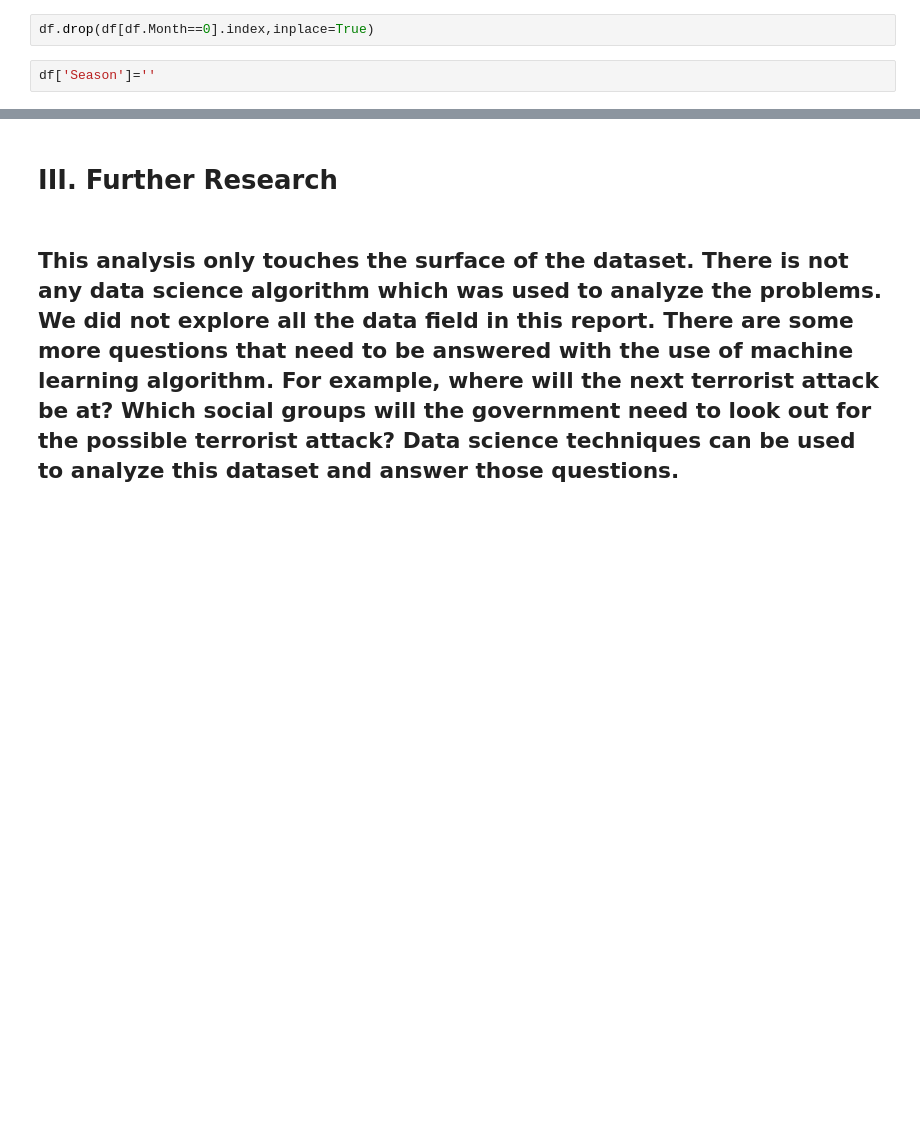
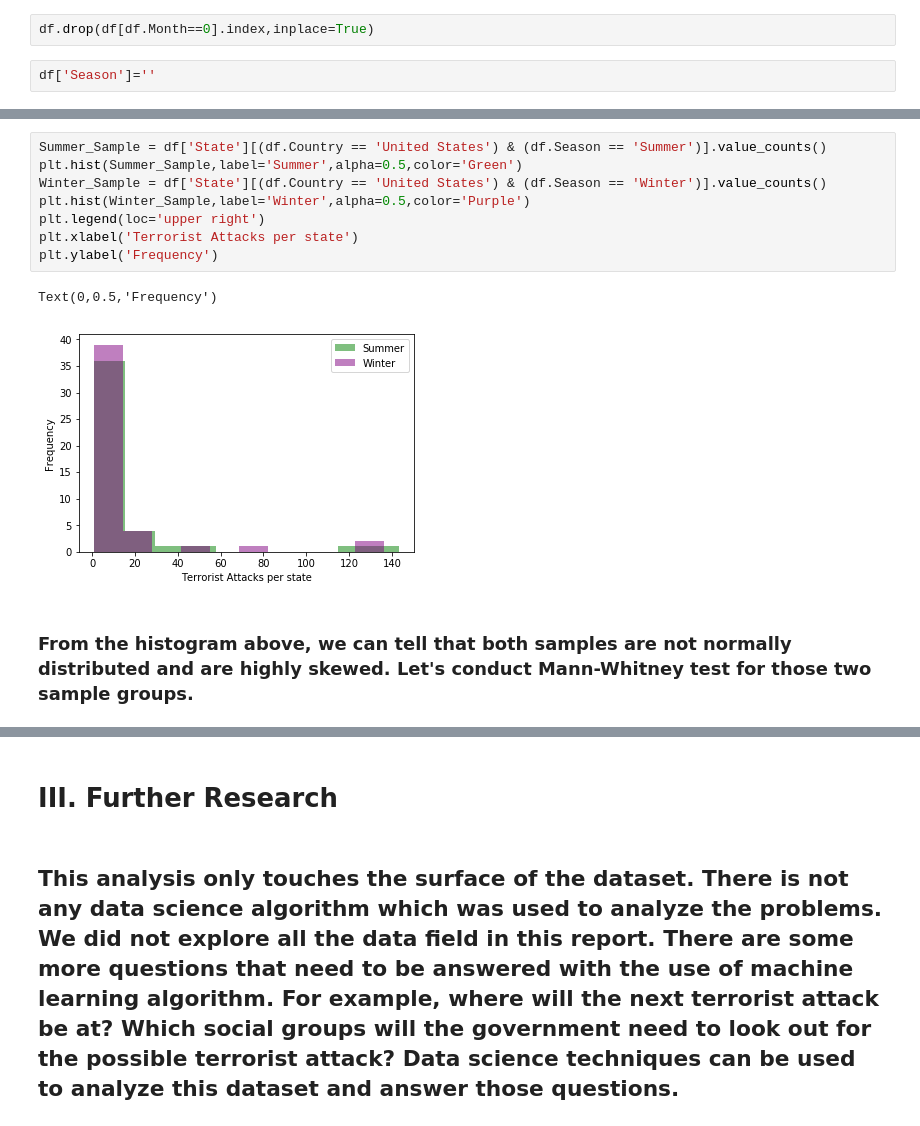
Before and after one commit to khsieh18/Thinkful, a Jupyter notebook: Capstone-1.ipynb, the cells around one changed output, grey strips where cells are left out. Drawn from its saved outputs; the diff is of its cells as text; blank space fills up the shorter version.

```diff
--- a/Capstone-1.ipynb
+++ b/Capstone-1.ipynb
@@ -150,0 +194,13 @@ Text(0,0.5,'Attacks Count')
+# %%
+Summer_Sample = df['State'][(df.Country == 'United States') & (df.Season == 'Summer')].value_counts()
+plt.hist(Summer_Sample,label='Summer',alpha=0.5,color='Green')
+Winter_Sample = df['State'][(df.Country == 'United States') & (df.Season == 'Winter')].value_counts()
+plt.hist(Winter_Sample,label='Winter',alpha=0.5,color='Purple')
+plt.legend(loc='upper right')
+plt.xlabel('Terrorist Attacks per state')
+plt.ylabel('Frequency')
+# %% [output]
+Text(0,0.5,'Frequency')
+[figure, added]
+# %% [markdown]
+### From the histogram above, we can tell that both samples are not normally distributed and are highly skewed. Let's conduct Mann-Whitney test for those two sample groups.
```
Also changed, not shown: parts of 22 cells of this notebook.
